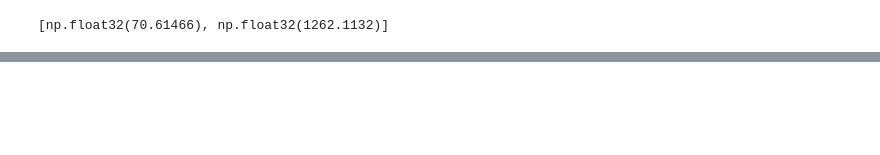
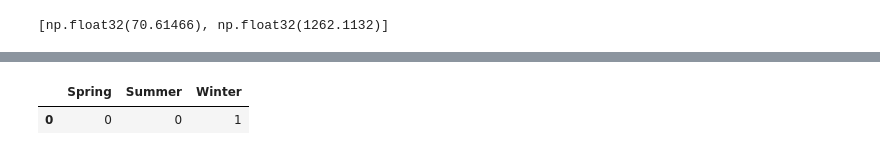
Before and after one commit to ajay-rathod-2001/Royal-Python, a Jupyter notebook: Bike Sharing Demand Prediction Project/inference.ipynb, the cells around one changed output, grey strips where cells are left out. Drawn from its saved outputs; the diff is of its cells as text; code cells hidden in the pictures; blank space fills up the shorter version.

```diff
--- a/Bike Sharing Demand Prediction Project/inference.ipynb
+++ b/Bike Sharing Demand Prediction Project/inference.ipynb
@@ -24,0 +96,16 @@ list(prediction)
+# %%
+# EX, seasons = "Winter"
+def season_to_df(seasons):
+    seasons_cols = ['Spring', 'Summer', 'Winter']
+    seasons_data =np.zeros((1, len(seasons_cols)), dtype="int")
+
+    df_seasons =pd.DataFrame(seasons_data, columns=seasons_cols)
+    if seasons in seasons_cols:
+        df_seasons[seasons]=1
+    return df_seasons
+
+df_seasons =season_to_df(seasons)
+df_seasons
+# %% [output]
+|  | Spring | Summer | Winter |
+| 0 | 0 | 0 | 1 |
```
Also changed, not shown: parts of 13 cells of this notebook, 1 other file.
